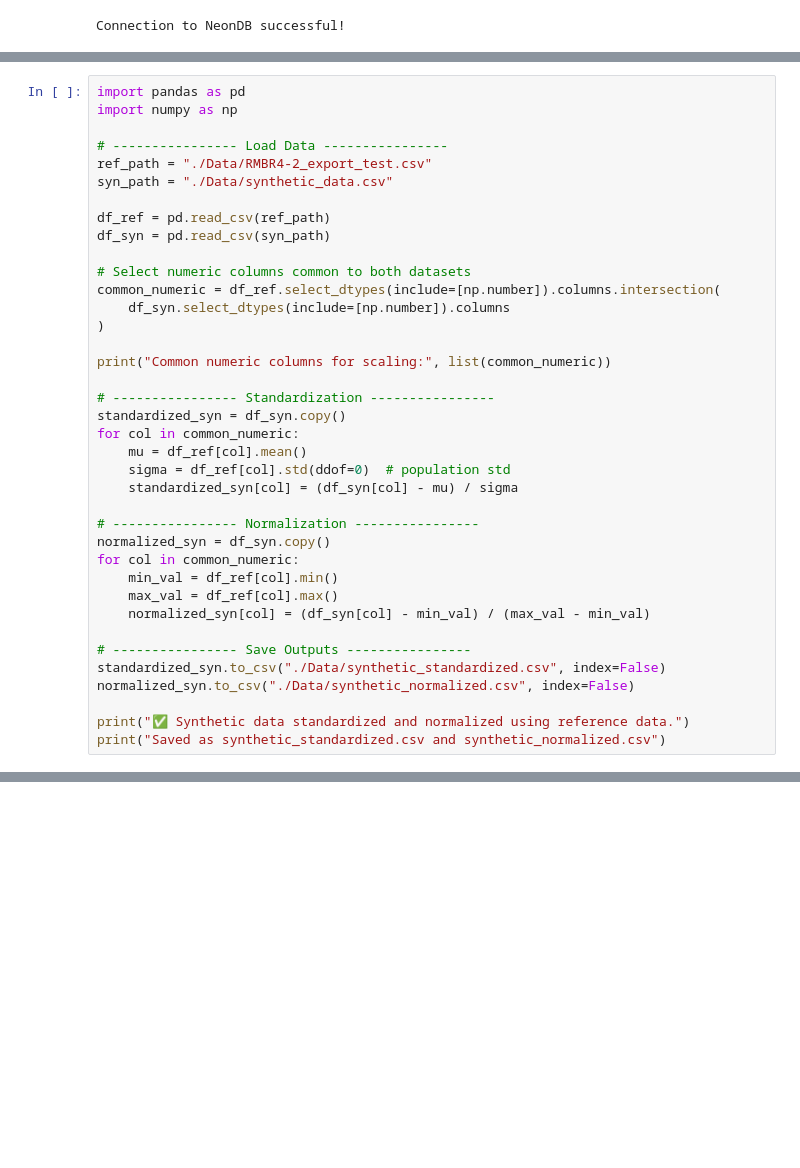
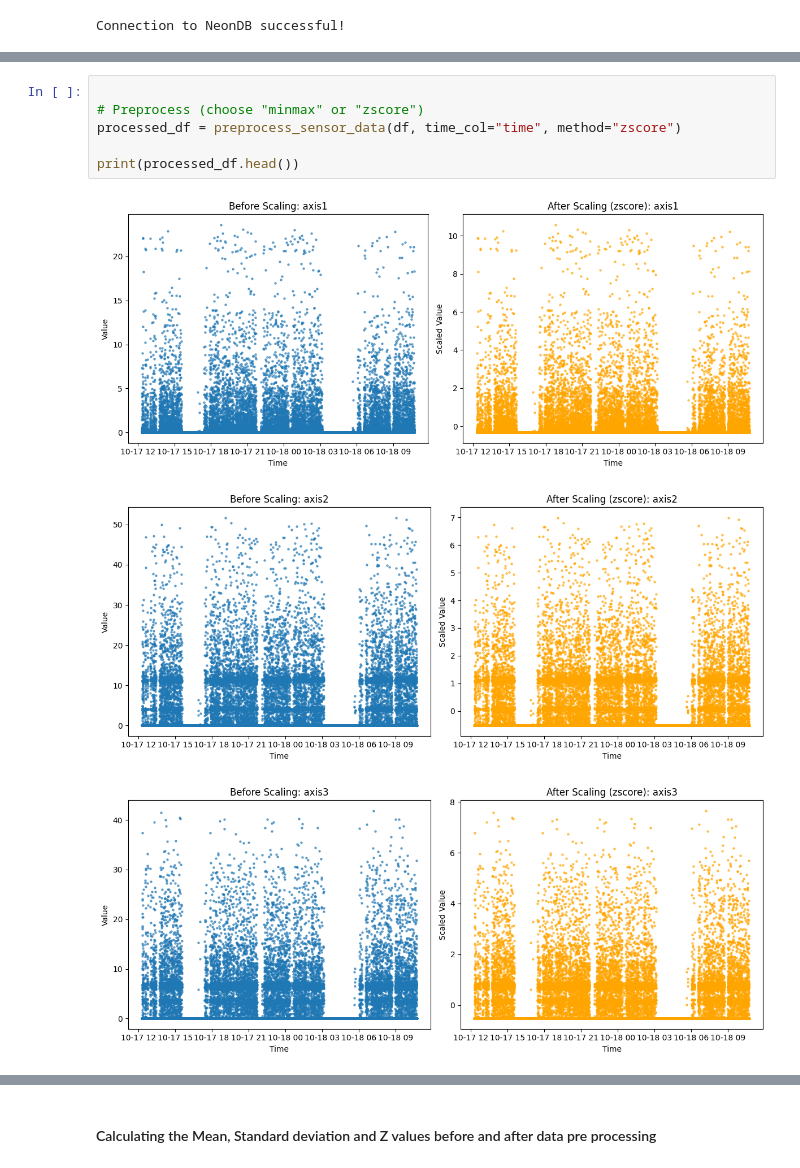
Before and after one commit to 9082825/Practical_Lab1_CSCN8010, a Jupyter notebook: main.ipynb, the cells around one changed output, grey strips where cells are left out. Drawn from its saved outputs; the diff is of its cells as text; blank space fills up the shorter version.

Commit message:
Changed the code to apply Pre processing and Linear regression

```diff
--- a/main.ipynb
+++ b/main.ipynb
@@ -167,38 +40,0 @@ df.head()
-# %%
-import pandas as pd
-import numpy as np
-
-# ---------------- Load Data ----------------
-ref_path = "./Data/RMBR4-2_export_test.csv"
-syn_path = "./Data/synthetic_data.csv"
-
-df_ref = pd.read_csv(ref_path)
-df_syn = pd.read_csv(syn_path)
-
-# Select numeric columns common to both datasets
-common_numeric = df_ref.select_dtypes(include=[np.number]).columns.intersection(
-    df_syn.select_dtypes(include=[np.number]).columns
-)
-
-print("Common numeric columns for scaling:", list(common_numeric))
-
-# ---------------- Standardization ----------------
-standardized_syn = df_syn.copy()
-for col in common_numeric:
-    mu = df_ref[col].mean()
-    sigma = df_ref[col].std(ddof=0)  # population std
-    standardized_syn[col] = (df_syn[col] - mu) / sigma
-
-# ---------------- Normalization ----------------
-normalized_syn = df_syn.copy()
-for col in common_numeric:
-    min_val = df_ref[col].min()
-    max_val = df_ref[col].max()
-    normalized_syn[col] = (df_syn[col] - min_val) / (max_val - min_val)
-
-# ---------------- Save Outputs ----------------
-standardized_syn.to_csv("./Data/synthetic_standardized.csv", index=False)
-normalized_syn.to_csv("./Data/synthetic_normalized.csv", index=False)
-
-print("✅ Synthetic data standardized and normalized using reference data.")
-print("Saved as synthetic_standardized.csv and synthetic_normalized.csv")
@@ -362,0 +126,10 @@ First 5 rows:
+# %%
+
+# Preprocess (choose "minmax" or "zscore")
+processed_df = preprocess_sensor_data(df, time_col="time", method="zscore")
+
+print(processed_df.head())
+# %% [output]
+[figure, added]
+[figure, added]
+[figure, added]
@@ -362,0 +154,2 @@ First 5 rows:
+# %% [markdown]
+#### Calculating the Mean, Standard deviation and Z values before and after data pre processing
```
Also changed, not shown: parts of 17 cells of this notebook, 5 other files.
